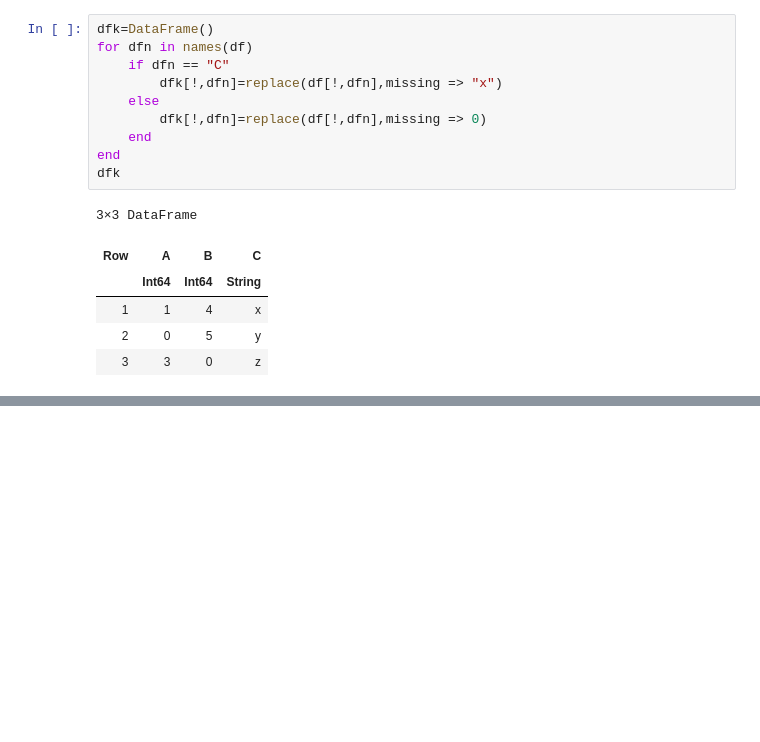
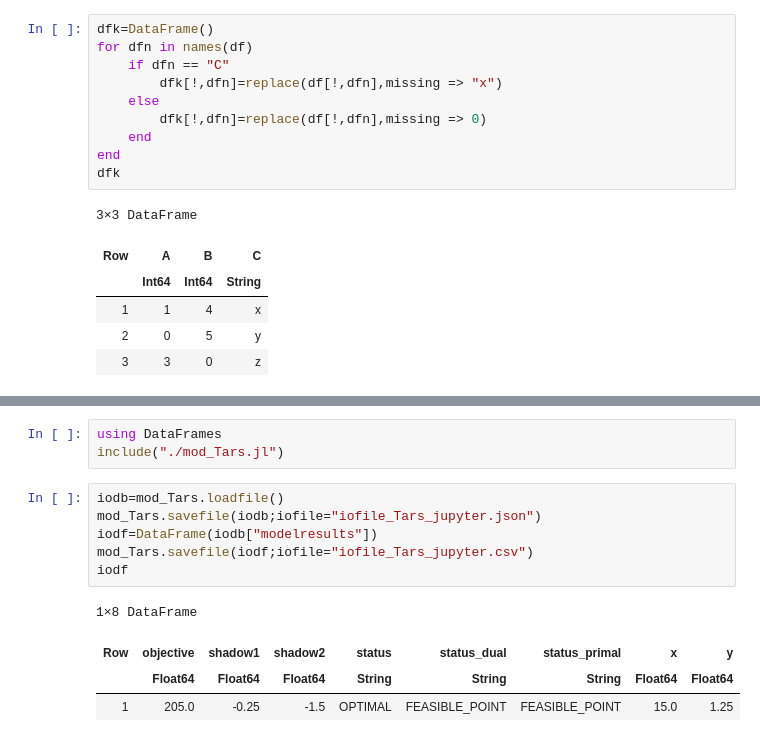
Before and after one commit to tarskul/JuliaStudyGroup, a Jupyter notebook: JuliaStudyGroup.ipynb, the cells around one changed output, grey strips where cells are left out. Saved outputs shown, nothing was run; the diff lists cells and outputs as text; blank space fills up the shorter version.

```diff
--- a/JuliaStudyGroup.ipynb
+++ b/JuliaStudyGroup.ipynb
@@ -480,0 +484,14 @@ dfk
+# %%
+using DataFrames
+include("./mod_Tars.jl")
+# %%
+iodb=mod_Tars.loadfile()
+mod_Tars.savefile(iodb;iofile="iofile_Tars_jupyter.json")
+iodf=DataFrame(iodb["modelresults"])
+mod_Tars.savefile(iodf;iofile="iofile_Tars_jupyter.csv")
+iodf
+# %% [output]
+1×8 DataFrame
+| Row | objective | shadow1 | shadow2 | status | status_dual | status_primal | x | y |
+|  | Float64 | Float64 | Float64 | String | String | String | Float64 | Float64 |
+| 1 | 205.0 | -0.25 | -1.5 | OPTIMAL | FEASIBLE_POINT | FEASIBLE_POINT | 15.0 | 1.25 |
```
Also changed, not shown: parts of 1 cell of this notebook.
